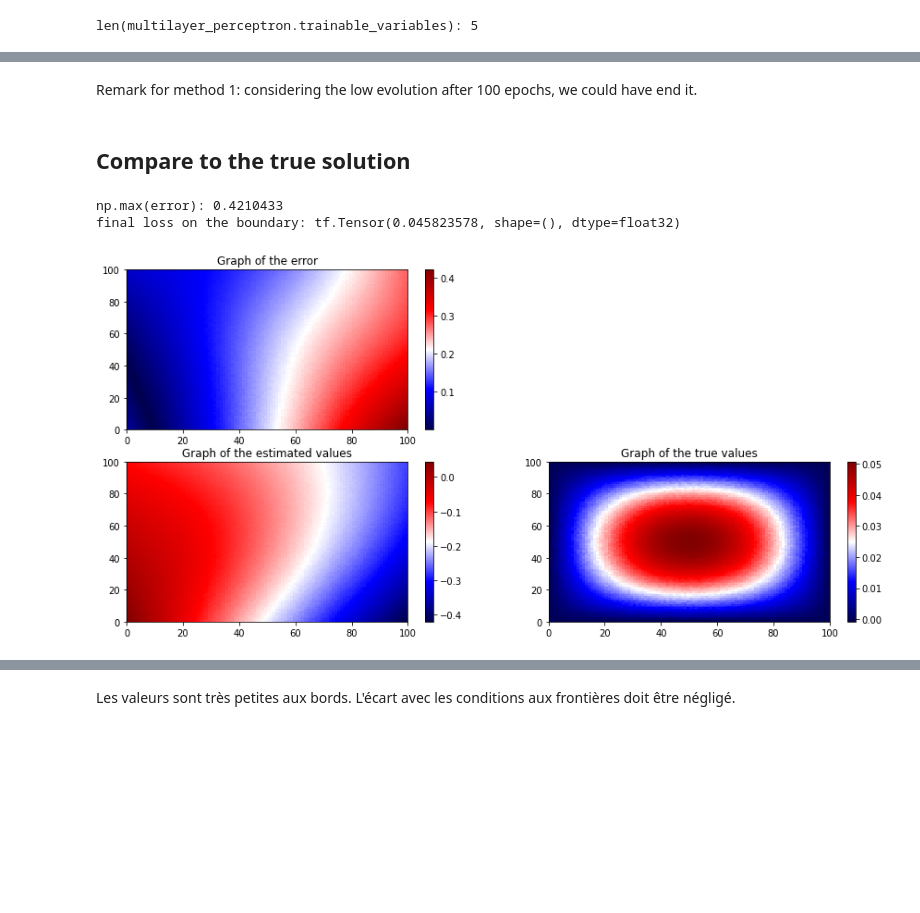
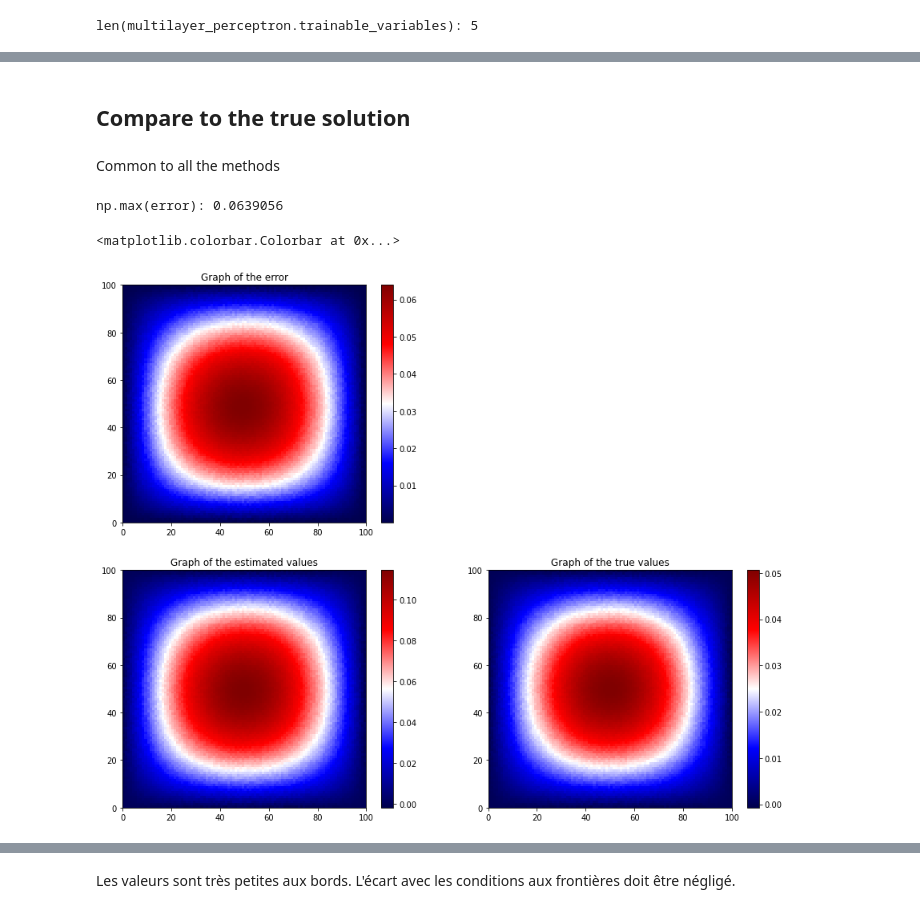
Before and after one commit to LawsonOliveira/Tsunami, a Jupyter notebook: differentiate/NN_test_function_A_F.ipynb, the cells around one changed output, grey strips where cells are left out. Cells and saved outputs as stored; diff of their text form; code cells hidden in the pictures; blank space fills up the shorter version.

```diff
--- a/differentiate/NN_test_function_A_F.ipynb
+++ b/differentiate/NN_test_function_A_F.ipynb
@@ -114,9 +384,0 @@ F facile :
-# %%
-import sympy as sm
-x,y = sm.symbols('x,y')
-
-def expr_dummy_F():
-    return x*(1-x)*y*(1-y)
-
-expr_dummy_F = x*(1-x)*y*(1-y)
-dexpr_dummy_F_dx = ...
@@ -163,11 +439,9 @@ tf_boundary_coords = tf.convert_to_tensor([tf.constant([x,y],dtype=DTYPE) for x
 
 # a few train parameters to adjust
 learning_rate = 0.01
-training_steps = 200
+training_steps = 100
 batch_size = 1000
-display_step = 100
-
-alpha = 15 # magnify the boundary condition in the loss
+display_step = 10
 
 optimizer = tf.optimizers.Adam(lr=learning_rate)
 
@@ -176,30 +450,36 @@ multilayer_perceptron = generate_model()
 
 
 # Universal Approximator
-def g(x):
+def g_3(X):
   # F_x = Pstud._eval_polynome_numpy(F_xpy_real,x[0,0],x[0,1])
-  N_x = multilayer_perceptron(x)
-  return N_x
+  N_X = multilayer_perceptron(X)
+  return tf.squeeze(tf.transpose(expr_F(X[:,0],X[:,1])),axis=-1)*N_X
 
 
 # Custom loss function to approximate the derivatives
 
-def custom_loss_1():
+def custom_loss_3():
   indices = np.random.randint(tf_coords.shape[0],size=batch_size)
   tf_sample_coords = tf.convert_to_tensor([tf_coords[i] for i in indices])
 
-  dg_dxx,dg_dyy = differentiate(g,tf_sample_coords)
+  dN_dx,dN_dxx,dN_dy,dN_dyy = differentiate(multilayer_perceptron,tf_sample_coords)
   f_r = tf.reshape(f(tf_sample_coords),[batch_size,1])
+
+  F,dF_dx,dF_dxx,dF_dy,dF_dyy = evaluate_F_and_diff(tf_sample_coords)
+
+  dg_dxx = dF_dxx + 2*dF_dx*dN_dx + F*dN_dxx + dA_dxx
+  dg_dyy = dF_dyy + 2*dF_dy*dN_dy + F*dN_dyy + dA_dyy
   res = residual(dg_dxx,dg_dyy,f_r)
 
-  loss = tf.reduce_mean(tf.square(res)) + alpha*tf.reduce_mean(tf.square(g(tf_boundary_coords)-boundary_conditions(tf_boundary_coords)))
+  loss = tf.reduce_mean(tf.square(res))
   return loss
 
 # train of method 1:
-def train_step_1():
+def train_step_3():
   with tf.GradientTape() as tape:
-    loss = custom_loss_1()
+    loss = custom_loss_3()
   trainable_variables=multilayer_perceptron.trainable_variables
   gradients = tape.gradient(loss, trainable_variables)
   optimizer.apply_gradients(zip(gradients, trainable_variables))
+  return loss
 # %% [output]
@@ -388,7 +536,7 @@ loss : tf.Tensor(0.03681835, shape=(), dtype=float32)
-# %% [markdown]
-Remark for method 1: considering the low evolution after 100 epochs, we could have end it.
 # %% [markdown]
 ## Compare to the true solution
+# %% [markdown]
+Common to all the methods
 # %%
 from matplotlib import cm
 from matplotlib.colors import ListedColormap,LinearSegmentedColormap
@@ -400,37 +548,37 @@ def true_function(X):
 # Rk: may blur the cmapping then
 noise = (tf.random.uniform((grid_length**2,2))-0.5)/grid_length
 
 tf_noisy_coords = tf_coords+noise
 
 true_values = tf.reshape(true_function(tf_noisy_coords),[100,100]).numpy()
-appro_values = tf.reshape(g(tf_noisy_coords),[100,100]).numpy()
+appro_values = tf.reshape(g_3(tf_noisy_coords),[100,100]).numpy()            # change g according to the method applied
 error = np.abs(true_values-appro_values)
 
 print('np.max(error):',np.max(error))
 #print(error.shape)
 
 
 seismic = cm.get_cmap('seismic', 1024)
 
-plt.figure(1, figsize=(15, 7))
+plt.figure(1, figsize=(15, 12))
+
+# fig, axes = plt.subplots(nrows=2, ncols=2, figsize=(15, 12))
 
 plt.subplot(221)
 plt.pcolormesh(error, cmap = seismic)
 plt.title('Graph of the error')
 plt.colorbar()
 
 plt.subplot(223)
 plt.pcolormesh(appro_values, cmap = seismic)
 plt.title('Graph of the estimated values')
 plt.colorbar()
 
 plt.subplot(224)
 plt.pcolormesh(true_values, cmap = seismic)
 plt.title('Graph of the true values')
 plt.colorbar()
-
-print('final loss on the boundary:', custom_loss_2_boundary())
 # %% [output]
-np.max(error): 0.4210433
-final loss on the boundary: tf.Tensor(0.045823578, shape=(), dtype=float32)
+np.max(error): 0.0639056
+<matplotlib.colorbar.Colorbar at 0x...>
-[figure, old version]
+[figure, new version]
```
Also changed, not shown: parts of 23 cells of this notebook.
